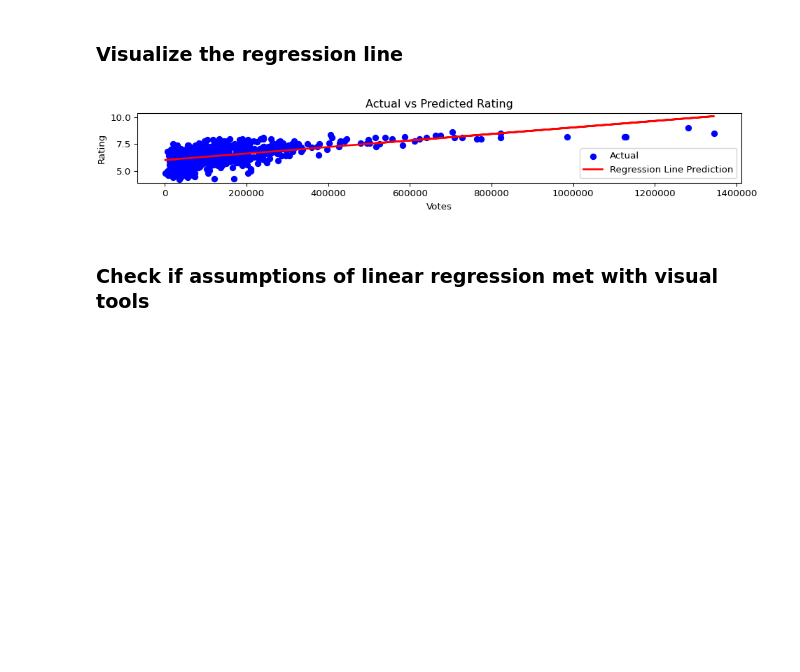
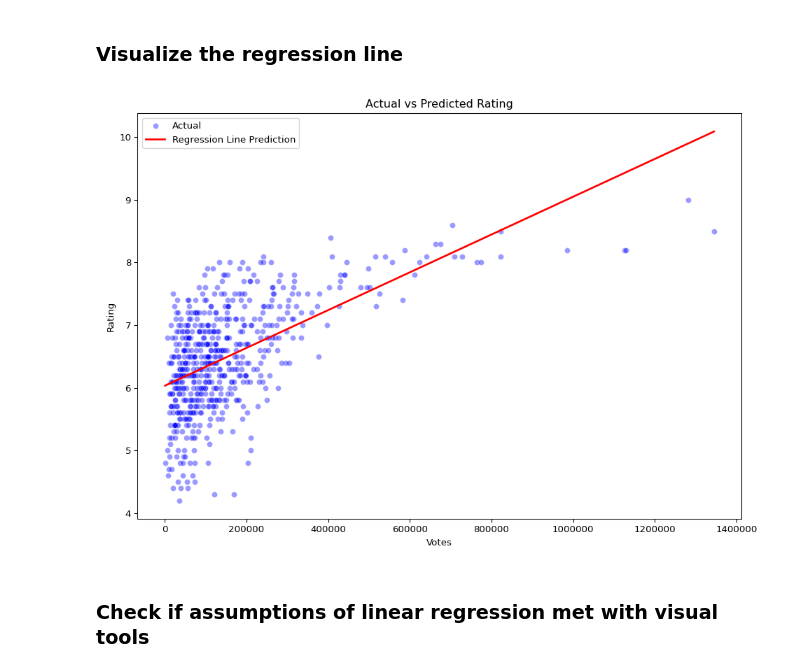
Before and after one commit to ismayc/oreilly-statistical-modeling-and-inference-with-python, a Jupyter notebook: exercises_solutions.ipynb, the cells around one changed output. Saved outputs shown, nothing was run; the diff lists cells and outputs as text; code cells hidden in the pictures; blank space fills up the shorter version.

```diff
--- a/exercises_solutions.ipynb
+++ b/exercises_solutions.ipynb
@@ -162,19 +164,19 @@ Predicted rating for votes =  200000: 6.64
 ### Visualize the regression line
 # %%
 # Plotting the results
-plt.figure(figsize=(10, 2));
-plt.scatter(X, y, color='blue', label='Actual');
-plt.plot(X, y_pred, color='red', linewidth=2, label='Regression Line Prediction');
+plt.figure(figsize=(10, 7));
+sns.scatterplot(x=X.votes, y=y, color='blue', label='Actual', alpha=0.4);
+sns.lineplot(x=X.votes, y=y_pred, color='red', linewidth=2, label='Regression Line Prediction');
 plt.xlabel('Votes');
 plt.ylabel('Rating');
 plt.title('Actual vs Predicted Rating');
  # Disable scientific notation on both axes
 plt.ticklabel_format(style='plain', axis='both');
 plt.legend();
 plt.tight_layout()
 plt.show();
 # %% [output]
-[figure, old version]
+[figure, new version]
 # %% [markdown]
 ### Check if assumptions of linear regression met with visual tools
 # %%
```
Also changed, not shown: parts of 20 cells of this notebook, 1 other file.
